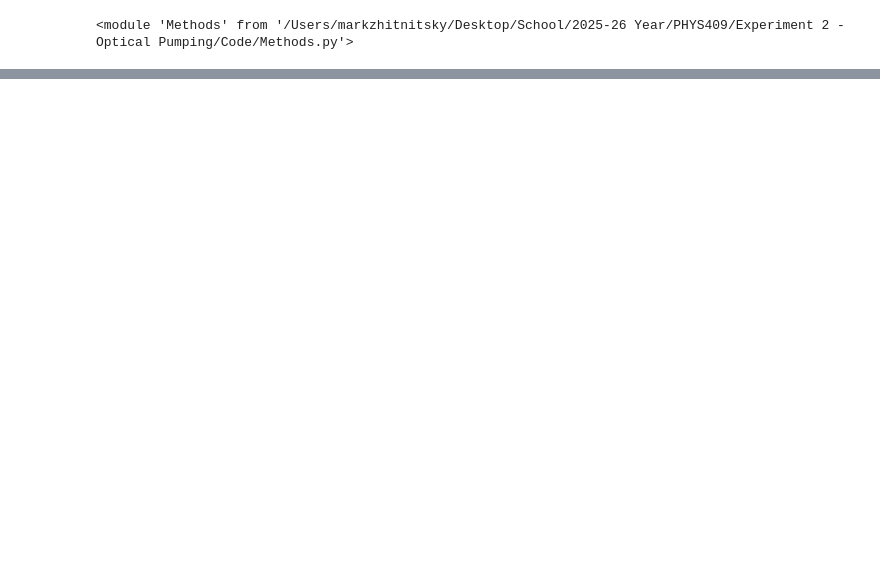
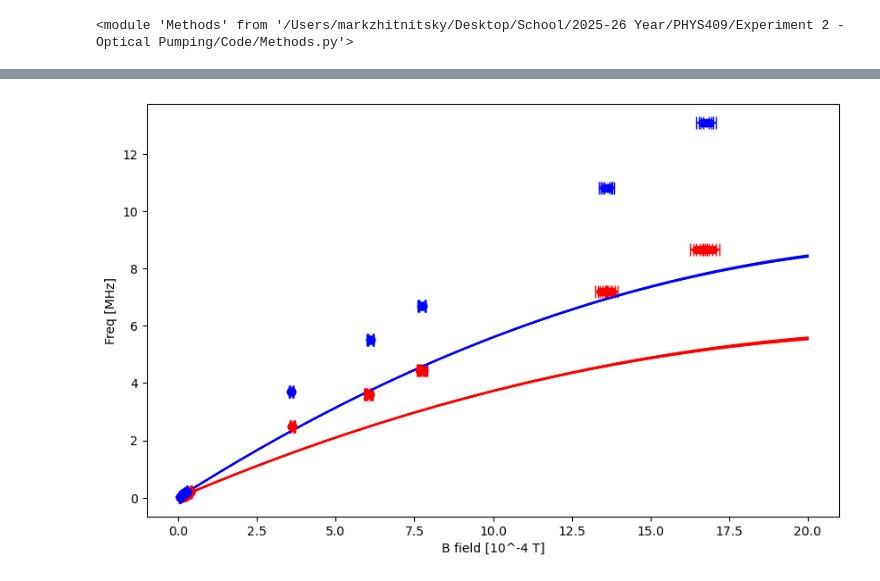
Before and after one commit to MarkZhit/PHYS409-Optical_Pumping, a Jupyter notebook: quadraticZeemanAnalysis.ipynb, the cells around one changed output, grey strips where cells are left out. Saved outputs shown, nothing was run; the diff lists cells and outputs as text; code cells hidden in the pictures; blank space fills up the shorter version.

```diff
--- a/quadraticZeemanAnalysis.ipynb
+++ b/quadraticZeemanAnalysis.ipynb
@@ -241,0 +319,16 @@ plt.show()
+# %%
+print("Rubidium 85:")
+a85d1, a85d1Expected, output85d1 = fitQuadraticOnlyZeeman_85(Rb85HighD1, uRb85HighD1,freq85High, -2)
+a85d2, a85d2Expected, output85d2 = fitQuadraticOnlyZeeman_85(Rb85HighD2, uRb85HighD2, freq85High, -1)
+a85d3, a85d3Expected, output85d3 = fitQuadraticOnlyZeeman_85(Rb85HighD3, uRb85HighD3, freq85High, 0)
+a85d5, a85d5Expected, output85d4 = fitQuadraticOnlyZeeman_85(Rb85HighD4, uRb85HighD4, freq85High, 1)
+a85d5, a85d5Expected, output85d5 = fitQuadraticOnlyZeeman_85(Rb85HighD5, uRb85HighD5, freq85High, 2)
+a85d6, a85d6Expected, output85d6 = fitQuadraticOnlyZeeman_85(Rb85HighD6, uRb85HighD6, freq85High, 3)
+
+print("\nRubidium 87:")
+a87d1, a87d1Expected, output87d1 = fitQuadraticOnlyZeeman_87(Rb87HighD1, uRb87HighD1, freq87High, -1)
+a87d2, a87d2Expected, output87d2 = fitQuadraticOnlyZeeman_87(Rb87HighD2, uRb87HighD2, freq87High, 0)
+a87d3, a87d3Expected, output87d3 = fitQuadraticOnlyZeeman_87(Rb87HighD3, uRb87HighD3, freq87High, 1)
+a87d4, a87d4Expected, output87d4 = fitQuadraticOnlyZeeman_87(Rb87HighD4, uRb87HighD4, freq87High, 2)
+
+bFullAxis = np.linspace(0,20/10**4)
@@ -241,0 +349,37 @@ plt.show()
+# %%
+plt.figure(figsize=(10, 6))
+plt.errorbar(Rb85d1 * 10**4, freq85, xerr=uRb85d1 * 10**4, capsize=5, label='Rb85 dip1', fmt='o', color='red')
+plt.errorbar(Rb85d2 * 10**4, freq85, xerr=uRb85d2 * 10**4, capsize=5, label='Rb85 dip2', fmt='o', color='red')
+plt.errorbar(Rb85d3 * 10**4, freq85, xerr=uRb85d3 * 10**4, capsize=5, label='Rb85 dip3', fmt='o', color='red')
+plt.errorbar(Rb85d4 * 10**4, freq85, xerr=uRb85d4 * 10**4, capsize=5, label='Rb85 dip4', fmt='o', color='red')
+plt.errorbar(Rb85d5 * 10**4, freq85, xerr=uRb85d5 * 10**4, capsize=5, label='Rb85 dip5', fmt='o', color='red')
+plt.errorbar(Rb85d6 * 10**4, freq85, xerr=uRb85d6 * 10**4, capsize=5, label='Rb85 dip6', fmt='o', color='red')
+
+plt.errorbar(Rb87d1 * 10**4, freq87, xerr=uRb87d1 * 10**4, capsize=5, label='Rb87 dip1', fmt='o', color='blue')
+plt.errorbar(Rb87d2 * 10**4, freq87, xerr=uRb87d2 * 10**4, capsize=5, label='Rb87 dip2', fmt='o', color='blue')
+plt.errorbar(Rb87d3 * 10**4, freq87, xerr=uRb87d3 * 10**4, capsize=5, label='Rb87 dip3', fmt='o', color='blue')
+plt.errorbar(Rb87d4 * 10**4, freq87, xerr=uRb87d4 * 10**4, capsize=5, label='Rb87 dip4', fmt='o', color='blue')
+
+
+plt.plot(bFullAxis * 10**4, quadratic_only_85(output85d1.beta, bFullAxis) / 10**6, label='fit to Rb85 dip1', color='red')
+plt.plot(bFullAxis * 10**4, quadratic_only_85(output85d2.beta, bFullAxis) / 10**6, label='fit to Rb85 dip2', color='red')
+plt.plot(bFullAxis * 10**4, quadratic_only_85(output85d3.beta, bFullAxis) / 10**6, label='fit to Rb85 dip3', color='red')
+plt.plot(bFullAxis * 10**4, quadratic_only_85(output85d4.beta, bFullAxis) / 10**6, label='fit to Rb85 dip4', color='red')
+plt.plot(bFullAxis * 10**4, quadratic_only_85(output85d5.beta, bFullAxis) / 10**6, label='fit to Rb85 dip5', color='red')
+plt.plot(bFullAxis * 10**4, quadratic_only_85(output85d6.beta, bFullAxis) / 10**6, label='fit to Rb85 dip6', color='red')
+
+plt.plot(bFullAxis * 10**4, quadratic_only_87(output87d1.beta, bFullAxis) / 10**6, label='fit to Rb87 dip1', color='blue')
+plt.plot(bFullAxis * 10**4, quadratic_only_87(output87d2.beta, bFullAxis) / 10**6, label='fit to Rb87 dip2', color='blue')
+plt.plot(bFullAxis * 10**4, quadratic_only_87(output87d3.beta, bFullAxis) / 10**6, label='fit to Rb87 dip3', color='blue')
+plt.plot(bFullAxis * 10**4, quadratic_only_87(output87d4.beta, bFullAxis) / 10**6, label='fit to Rb87 dip4', color='blue')
+
+# Labels and formatting
+plt.ylabel('Freq [MHz]')
+plt.xlabel('B field [10^-4 T]')
+# plt.title('B for transmission')
+# plt.legend()
+plt.savefig("./figures/gfactor quadratic only range Mar18", dpi=300)
+
+plt.show()
+# %% [output]
+[figure, added]
```
Also changed, not shown: parts of 6 cells of this notebook, 38 other files.
